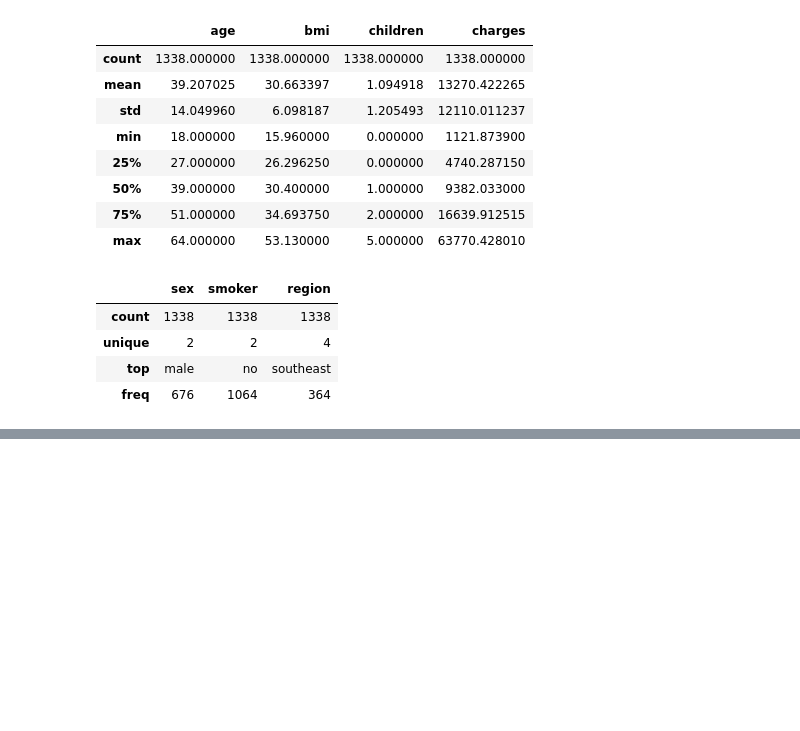
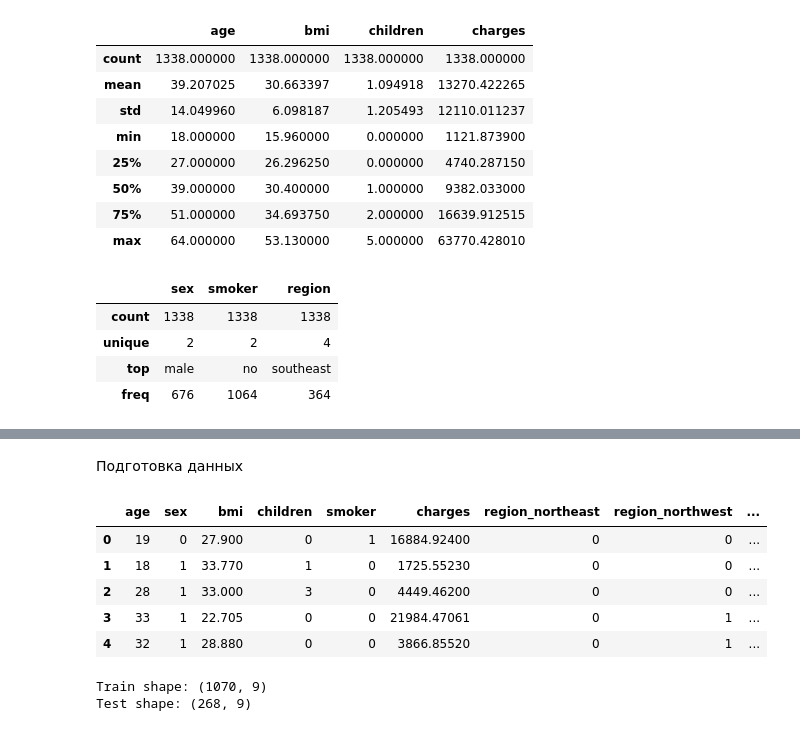
Before and after one commit to PoluboyarinovSI/SF_DataScience, a Jupyter notebook: Current_tasks/ML_1_practice.ipynb, the cells around one changed output, grey strips where cells are left out. Drawn from its saved outputs; the diff is of its cells as text; code cells hidden in the pictures; blank space fills up the shorter version.

```diff
--- a/Current_tasks/ML_1_practice.ipynb
+++ b/Current_tasks/ML_1_practice.ipynb
@@ -87,0 +124,16 @@ temp_data = data.copy()
+# %% [markdown]
+Подготовка данных
+# %%
+#кодируем бинарные категориальные признаки
+temp_data['smoker'] = temp_data['smoker'].apply(lambda x: 0 if x == 'no' else 1)
+temp_data['sex'] = temp_data['sex'].apply(lambda x: 0 if x == 'female' else 1)
+#оставшиеся категориальные признаки кодируем с помощью OneHot
+temp_data = pd.get_dummies(temp_data)
+temp_data.head()
+# %% [output]
+|  | age | sex | bmi | children | smoker | charges | region_northeast | region_northwest | ... |
+| 0 | 19 | 0 | 27.900 | 0 | 1 | 16884.92400 | 0 | 0 | ... |
+| 1 | 18 | 1 | 33.770 | 1 | 0 | 1725.55230 | 0 | 0 | ... |
+| 2 | 28 | 1 | 33.000 | 3 | 0 | 4449.46200 | 0 | 0 | ... |
+| 3 | 33 | 1 | 22.705 | 0 | 0 | 21984.47061 | 0 | 1 | ... |
+| 4 | 32 | 1 | 28.880 | 0 | 0 | 3866.85520 | 0 | 1 | ... |
@@ -87,0 +144,14 @@ temp_data = data.copy()
+# %%
+#Создаем тренировочную и тестовую выборки с помощью train_test_split
+X_train, X_test, y_train, y_test = train_test_split(
+    X, y, # таблица с наблюдениями и столбец с правильным ответами
+    test_size=0.2, # размер тестовой выборки
+    random_state=42
+)
+
+#Выводим размеры полученных выборок
+print('Train shape: {}'.format(X_train.shape))
+print('Test shape: {}'.format(X_test.shape))
+# %% [output]
+Train shape: (1070, 9)
+Test shape: (268, 9)
```
Also changed, not shown: parts of 8 cells of this notebook.
